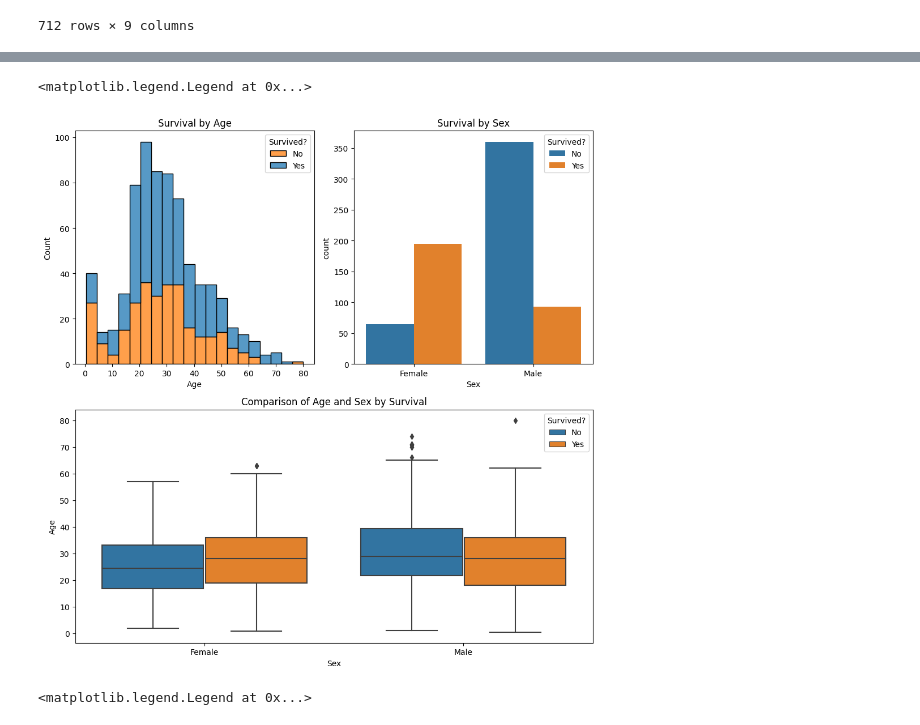
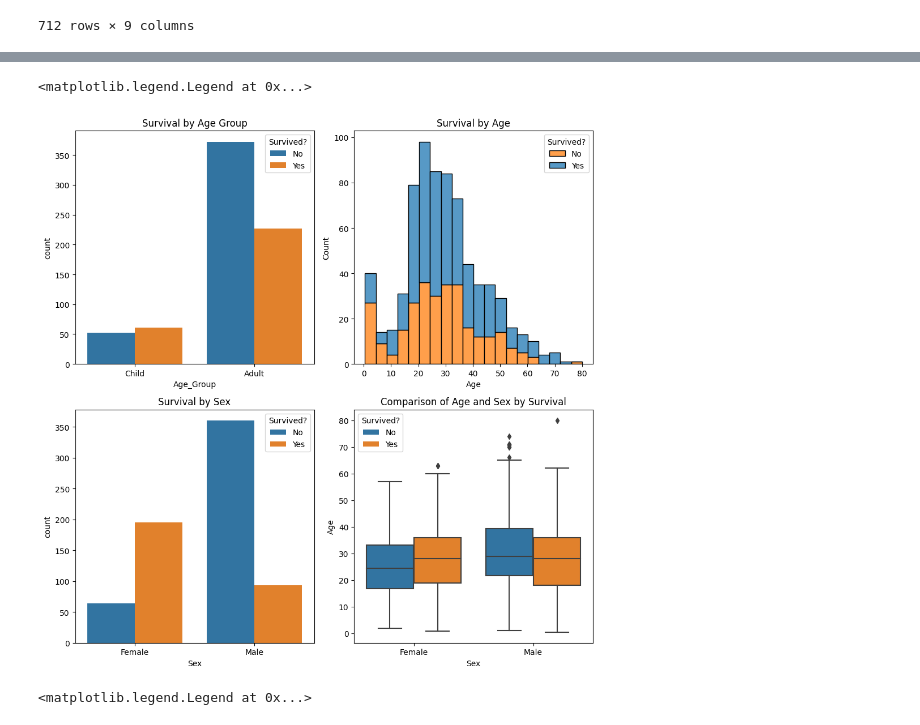
Before and after one commit to max-barker/comp5013-project, a Jupyter notebook: workbook.ipynb, the cells around one changed output, grey strips where cells are left out. Drawn from its saved outputs; the diff is of its cells as text; code cells hidden in the pictures.

```diff
--- a/workbook.ipynb
+++ b/workbook.ipynb
@@ -40,12 +43,14 @@ df_titanic_raw
 # %%
 df_titanic_raw['Deck'] = df_titanic_raw['Cabin'].map(lambda x: x[0] if x is not np.nan else 'U')
 df_titanic_raw['Deck'].replace(['A', 'B', 'C', 'D', 'E', 'F', 'G', 'T', 'U'], [0, 1, 2, 3, 4, 5, 6, 7, 8], inplace=True)
+df_titanic_raw['Age_Group'] = df_titanic_raw['Age'].map(lambda x: 0 if x < 18 else 1)
 df_titanic_engineered = df_titanic_raw.drop(['Cabin'], axis=1)
 df_titanic_engineered['Family_Size']=df_titanic_raw['SibSp'] + df_titanic_raw['Parch']
 df_titanic_engineered['Fare_Per_Person']=df_titanic_engineered['Fare'] / (df_titanic_engineered['Family_Size'] + 1)
 df_titanic = df_titanic_engineered
 
 survived_labels = ['No', 'Yes']
+age_labels = ['Child', 'Adult']
 class_labels = ['1st', '2nd', '3rd']
 embarked_labels = ['Cherbourg', 'Queenstown', 'Southampton']
 sex_labels = ['Female', 'Male']
@@ -94,27 +99,28 @@ sns.heatmap(ax=ax0, data=round(corr, 2), annot=True, cmap="coolwarm", fmt='.2f')
 # %%
-fig = plt.figure(tight_layout=True, figsize=(10, 10))
-grid = plt.GridSpec(nrows=2, ncols=2)
-ax0 = fig.add_subplot(grid[0, 0])
-ax1 = fig.add_subplot(grid[0, 1])
-ax2 = fig.add_subplot(grid[1, :])
+fig, ((ax0, ax1), (ax2, ax3)) = plt.subplots(nrows=2, ncols=2, tight_layout=True, figsize=(10, 10))
 
-ax0.set_title('Survival by Age')
-sns.histplot(ax=ax0, data=df_titanic, x="Age", hue="Survived", multiple="stack")
+ax0.set_title('Survival by Age Group')
+sns.countplot(ax=ax0, data=df_titanic, x="Age_Group", hue="Survived")
+ax0.set_xticklabels(age_labels)
 ax0.legend(survived_labels, title='Survived?')
 
-ax1.set_title('Survival by Sex')
-sns.countplot(ax=ax1, data=df_titanic, x="Sex", hue="Survived")
-ax1.set_xticklabels(sex_labels)
+ax1.set_title('Survival by Age')
+sns.histplot(ax=ax1, data=df_titanic, x="Age", hue="Survived", multiple="stack")
 ax1.legend(survived_labels, title='Survived?')
 
-ax2.set_title('Comparison of Age and Sex by Survival')
-sns.boxplot(ax=ax2, data=df_titanic, x="Sex", y="Age", hue="Survived")
+ax2.set_title('Survival by Sex')
+sns.countplot(ax=ax2, data=df_titanic, x="Sex", hue="Survived")
 ax2.set_xticklabels(sex_labels)
+ax2.legend(survived_labels, title='Survived?')
+
+ax3.set_title('Comparison of Age and Sex by Survival')
+sns.boxplot(ax=ax3, data=df_titanic, x="Sex", y="Age", hue="Survived")
+ax3.set_xticklabels(sex_labels)
 handles, _ = ax2.get_legend_handles_labels()
-ax2.legend(handles=handles, labels=survived_labels, title='Survived?')
+ax3.legend(handles=handles, labels=survived_labels, title='Survived?')
 # %% [output]
 <matplotlib.legend.Legend at 0x...>
-[figure, old version]
+[figure, new version]
 # %%
 fig, (ax0, ax1) = plt.subplots(nrows=1, ncols=2, tight_layout=True, figsize=(10, 5))
 
```
Also changed, not shown: parts of 15 cells of this notebook.
